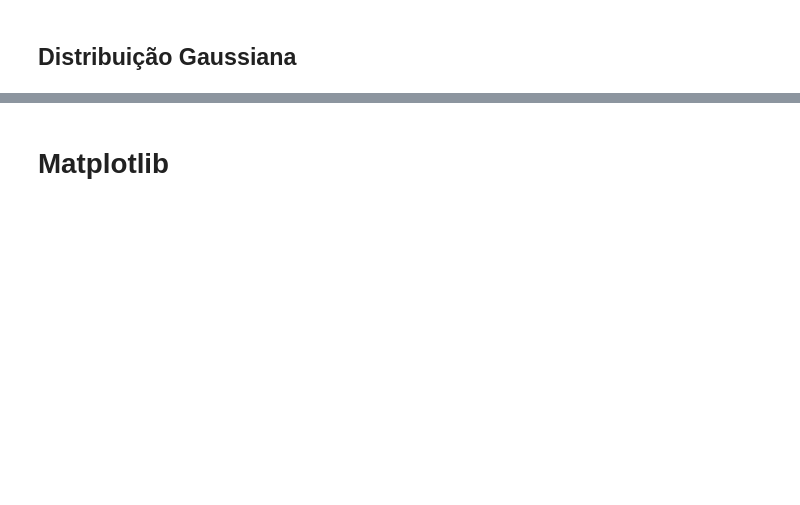
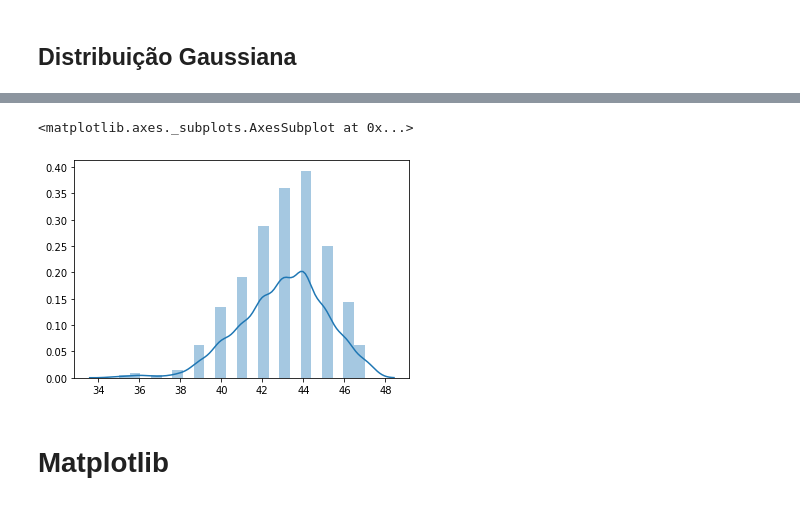
Before and after one commit to fernandoans/machinelearning, a Jupyter notebook: conceitos/Basico.ipynb, the cells around one changed output, grey strips where cells are left out. Drawn from its saved outputs; the diff is of its cells as text; code cells hidden in the pictures; blank space fills up the shorter version.

```diff
--- a/conceitos/Basico.ipynb
+++ b/conceitos/Basico.ipynb
@@ -76,2 +128,7 @@ print('Moda:', stats.mode(data))
+# %%
+sns.distplot(np.random.binomial(n=48, p=0.9, size=400), label='Binomial')
+# %% [output]
+<matplotlib.axes._subplots.AxesSubplot at 0x...>
+[figure, added]
 # %% [markdown]
 # Matplotlib
```
Also changed, not shown: parts of 25 cells of this notebook, 8 other files.
